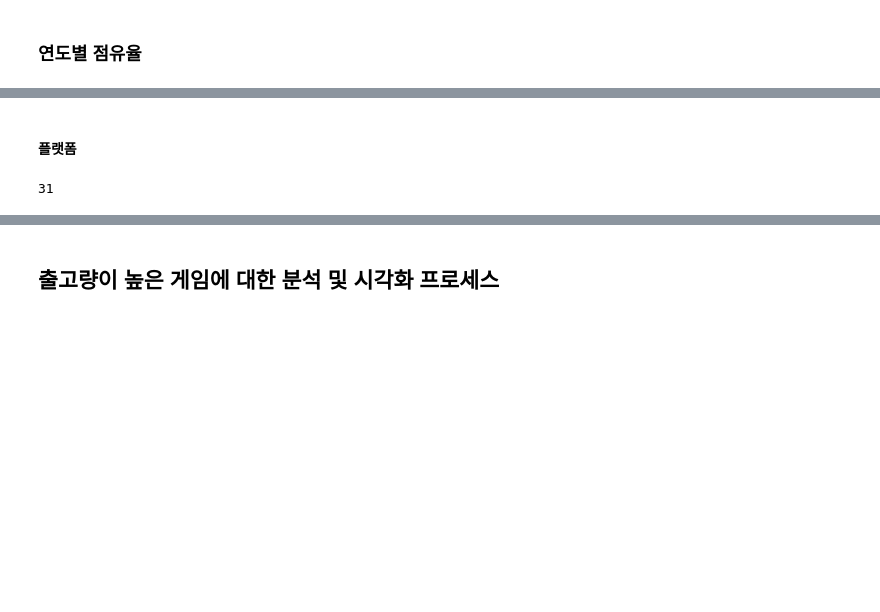
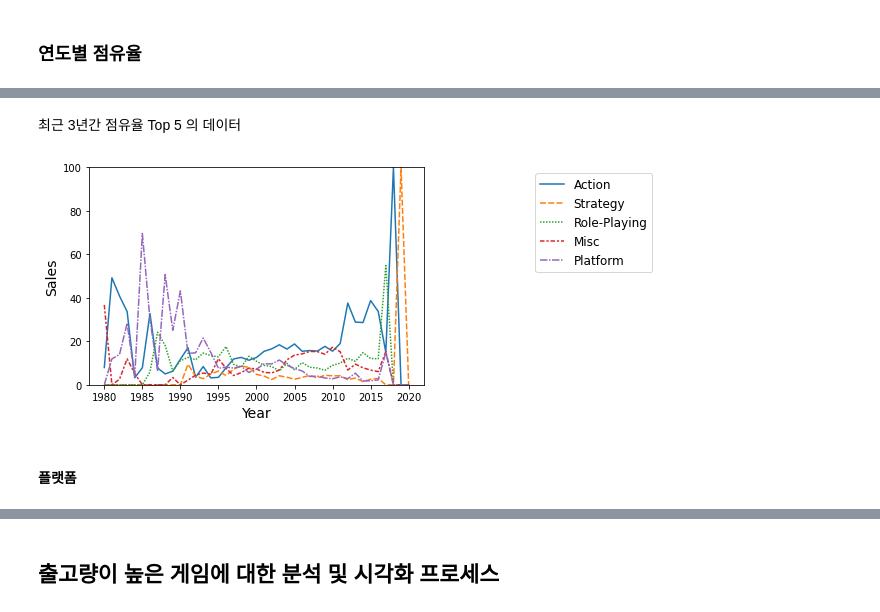
Before and after one commit to clomia/AIB-Section1-Project, a Jupyter notebook: DataAnalysis.ipynb, the cells around one changed output, grey strips where cells are left out. Cells and saved outputs as stored; diff of their text form; code cells hidden in the pictures; blank space fills up the shorter version.

```diff
--- a/DataAnalysis.ipynb
+++ b/DataAnalysis.ipynb
@@ -419,7 +476,8 @@ analysis_result.lineplot(TrendAnalysis.genre,"Action") # 액션
+# %% [markdown]
+최근 3년간 점유율 Top 5 의 데이터
+# %%
+analysis_result.lineplot(df=analysis_result.info.top(5).genre.recent,save_name='genre.png');
+# %% [output]
+[figure, added]
 # %% [markdown]
 #### 플랫폼
-# %%
-#analysis_result.lineplot(TrendAnalysis.platform,"Platform")
-len(PLATFORMS)
-# %% [output]
-31
```
Also changed, not shown: parts of 48 cells of this notebook.
